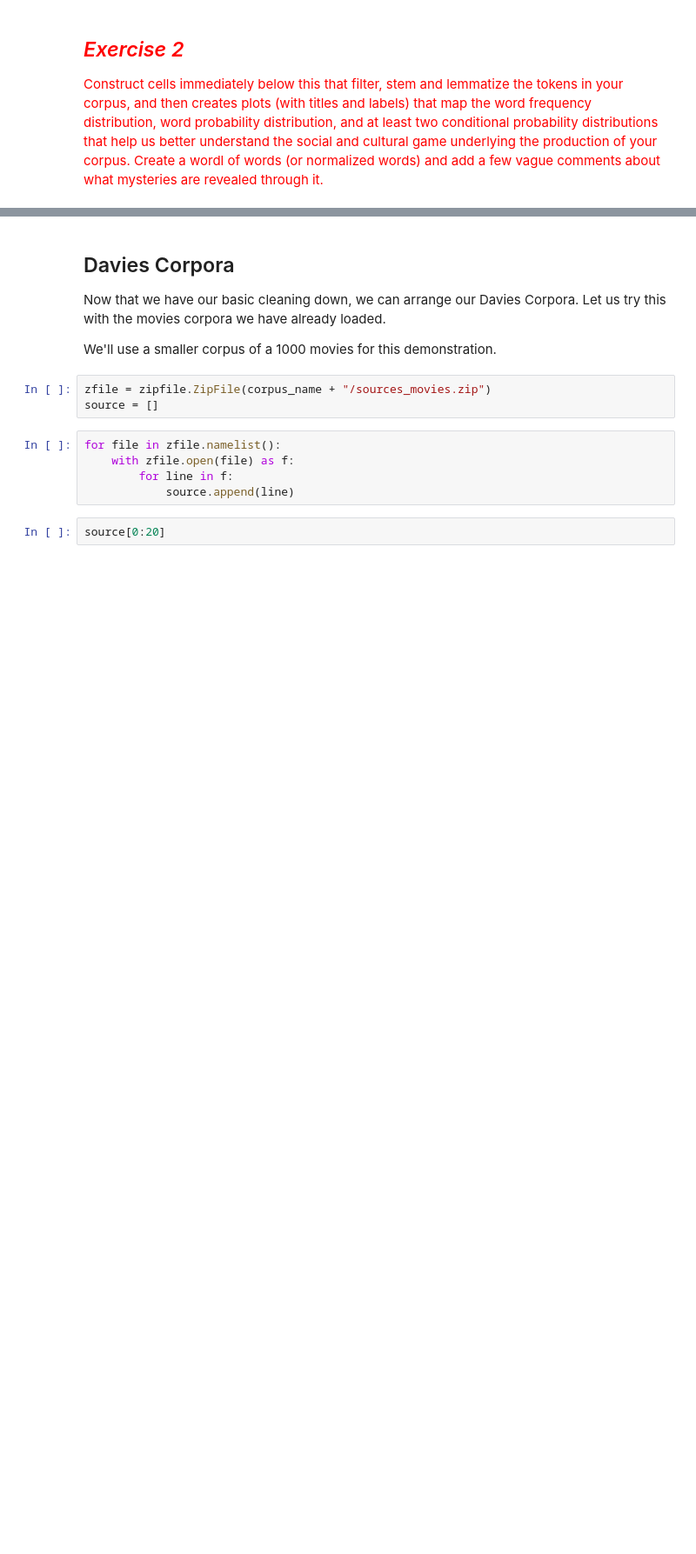
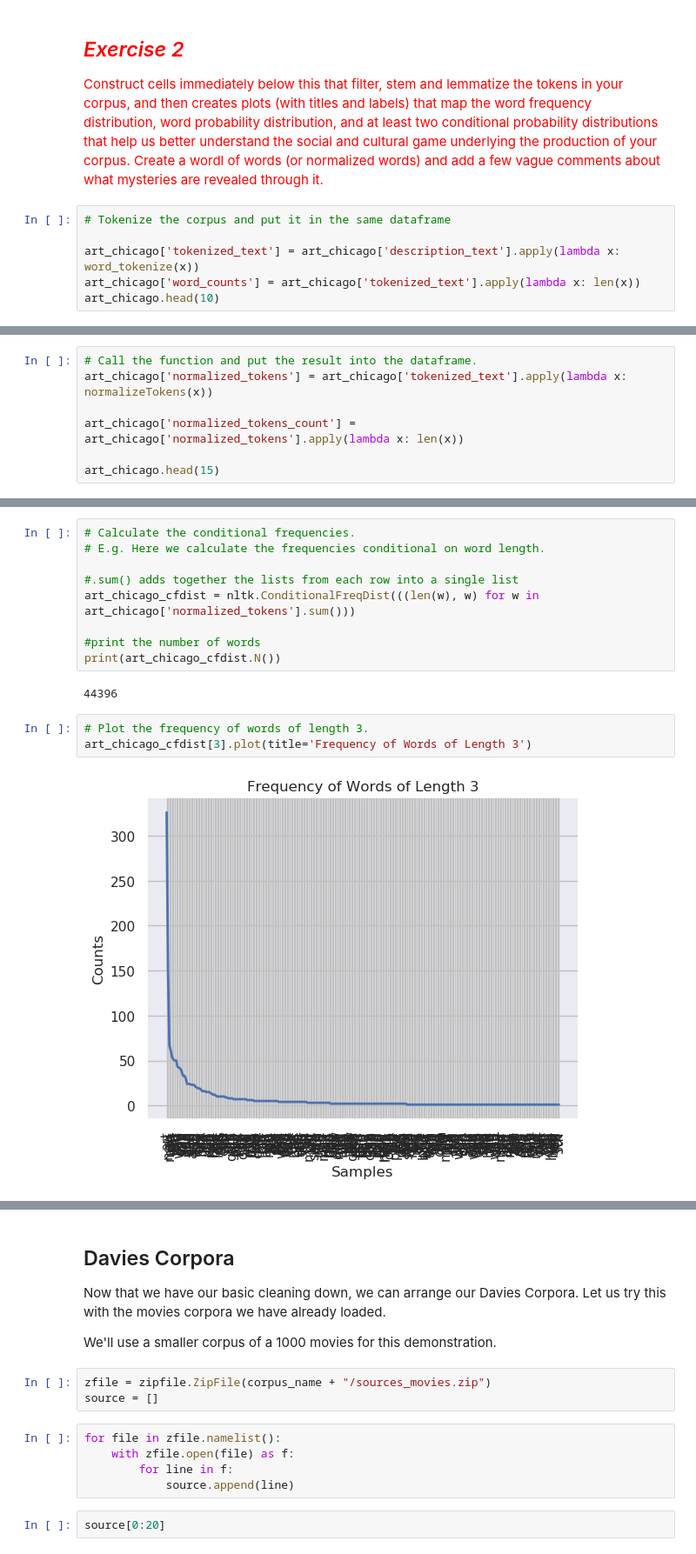
Before and after one commit to luxin-tian/Content-Analysis-2020, a Jupyter notebook: week-4/4-Counting-Words-Phrases_Exercise.ipynb, the cells around one changed output, grey strips where cells are left out. Shown at 87% size. Drawn from its saved outputs; the diff is of its cells as text; blank space fills up the shorter version.

```diff
--- a/week-4/4-Counting-Words-Phrases_Exercise.ipynb
+++ b/week-4/4-Counting-Words-Phrases_Exercise.ipynb
@@ -685,3 +943,9 @@ plt.savefig("whitehouse_word_cloud.pdf", format = 'pdf')
 ## <span style="color:red">*Exercise 2*</span>
 
 <span style="color:red">Construct cells immediately below this that filter, stem and lemmatize the tokens in your corpus, and then creates plots (with titles and labels) that map the word frequency distribution, word probability distribution, and at least two conditional probability distributions that help us better understand the social and cultural game underlying the production of your corpus. Create a wordl of words (or normalized words) and add a few vague comments about what mysteries are revealed through it.</span>
+# %%
+# Tokenize the corpus and put it in the same dataframe
+
+art_chicago['tokenized_text'] = art_chicago['description_text'].apply(lambda x: word_tokenize(x))
+art_chicago['word_counts'] = art_chicago['tokenized_text'].apply(lambda x: len(x))
+art_chicago.head(10)
@@ -687,0 +1055,7 @@ plt.savefig("whitehouse_word_cloud.pdf", format = 'pdf')
+# %%
+# Call the function and put the result into the dataframe.
+art_chicago['normalized_tokens'] = art_chicago['tokenized_text'].apply(lambda x: normalizeTokens(x))
+
+art_chicago['normalized_tokens_count'] = art_chicago['normalized_tokens'].apply(lambda x: len(x))
+
+art_chicago.head(15)
@@ -687,0 +1079,16 @@ plt.savefig("whitehouse_word_cloud.pdf", format = 'pdf')
+# %%
+# Calculate the conditional frequencies.
+# E.g. Here we calculate the frequencies conditional on word length.
+
+#.sum() adds together the lists from each row into a single list
+art_chicago_cfdist = nltk.ConditionalFreqDist(((len(w), w) for w in art_chicago['normalized_tokens'].sum()))
+
+#print the number of words
+print(art_chicago_cfdist.N())
+# %% [output]
+44396
+# %%
+# Plot the frequency of words of length 3.
+art_chicago_cfdist[3].plot(title='Frequency of Words of Length 3')
+# %% [output]
+[figure, added]
```
Also changed, not shown: parts of 64 cells of this notebook, 1 other file.
